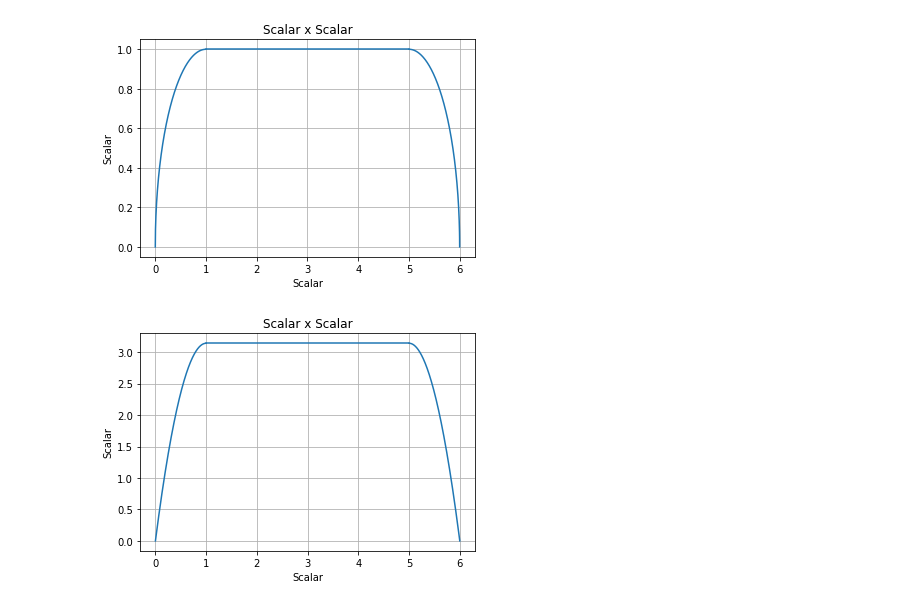
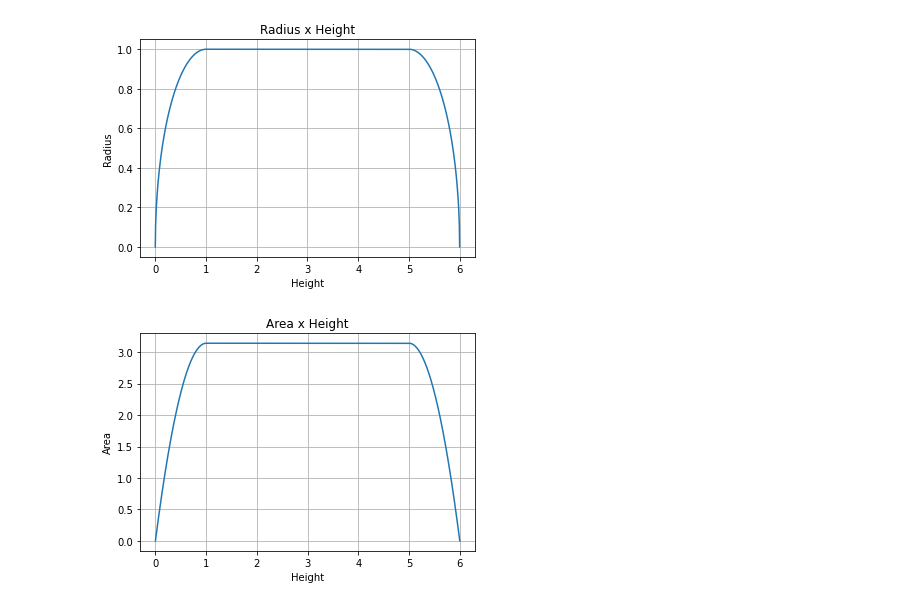
Before and after one commit to RocketPy-Team/RocketPy, a Jupyter notebook: testing.ipynb, the cells around one changed output. Drawn from its saved outputs; the diff is of its cells as text; code cells hidden in the pictures.

```diff
--- a/testing.ipynb
+++ b/testing.ipynb
@@ -4,16 +4,16 @@ import numpy as np
 # %%
 tank_geometry = {(0, 1): lambda y: np.sqrt(1 ** 2 - (1 - y) ** 2), (1, 5): lambda y: 1, (5, 6): lambda y: np.sqrt(1 ** 2 - (y - 5) ** 2)}
 # %%
-tank_rad = PiecewiseFunction(tank_geometry)
+tank_rad = PiecewiseFunction(tank_geometry, inputs=["Height"], outputs=["Radius"])
 # %%
 tank_rad.plot1D()
 # %% [output]
-[figure, old version]
+[figure, new version]
 # %%
 tank_area = np.pi * tank_rad ** 2
+tank_area.setOutputs(["Area"])
+tank_area()
+# %% [output]
+[figure, added]
-# %%
-tank_area.plot1D()
-# %% [output]
-[figure, removed]
 # %%
 tank_vol = tank_area.integralFunction()
```
Also changed, not shown: parts of 4 cells of this notebook, 1 other file.
